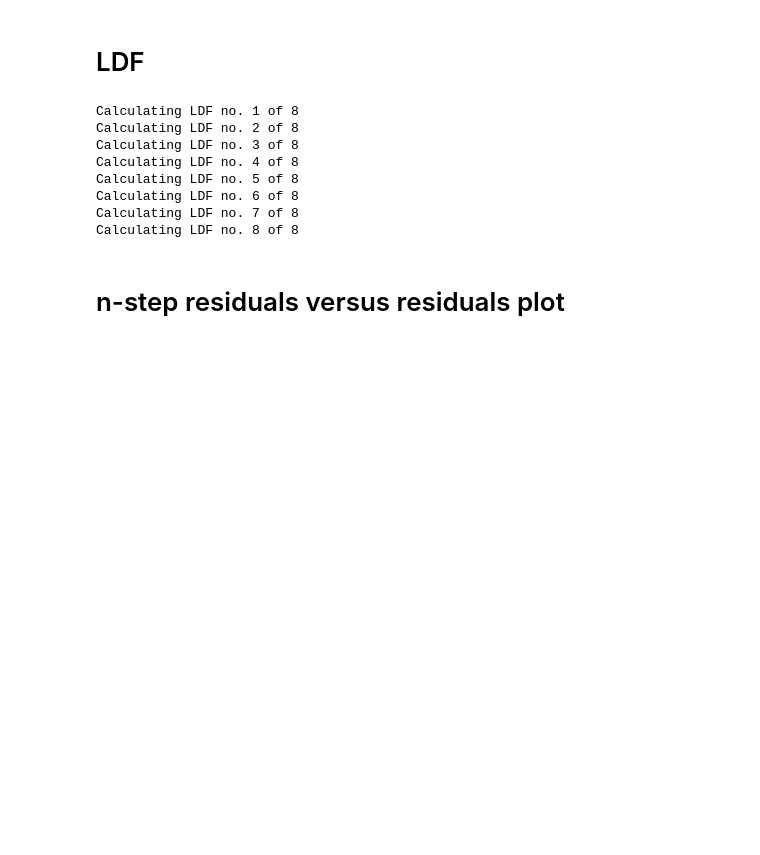
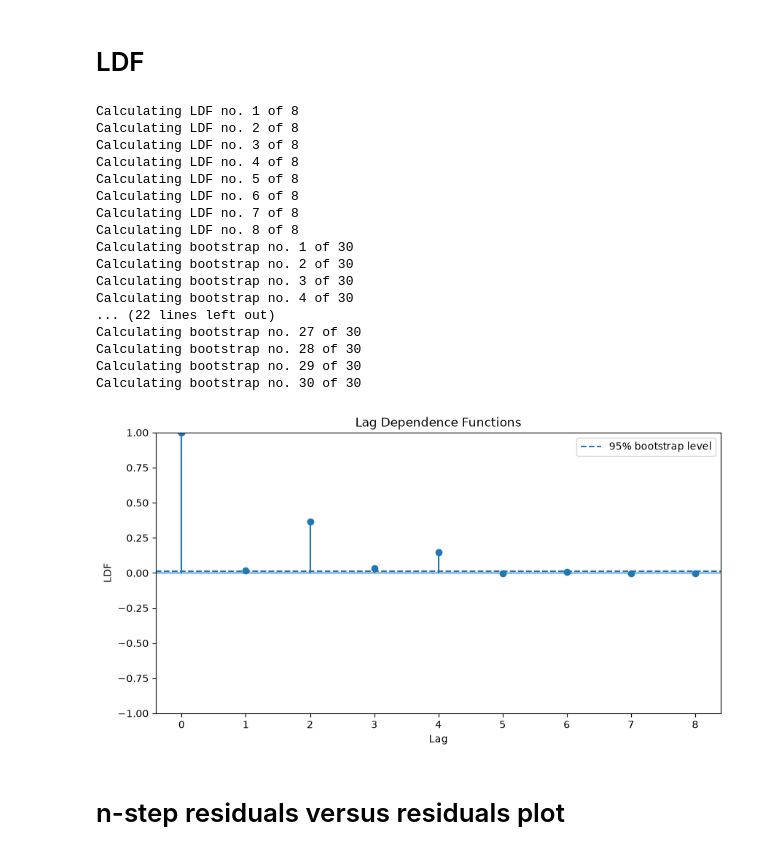
Before and after one commit to Husted42/advanced-time-series-analysis, a Jupyter notebook: assignment-1/part-5/part_5.ipynb, the cells around one changed output. Cells and saved outputs as stored; diff of their text form; code cells hidden in the pictures; blank space fills up the shorter version.

```diff
--- a/assignment-1/part-5/part_5.ipynb
+++ b/assignment-1/part-5/part_5.ipynb
@@ -130,28 +130,38 @@ BIC: 3452.45
 # %%
 lags_range = np.arange(1, 9)
 lags_max = max(lags_range)
 ldf_values, confidence_level = calculate_ldf(
-    x = np_data,
+    x = model.resid,
     lags = lags_range,
     n_boot=30,
     plot_fits=False,
     random_state=42
 )
 plot_ldf(
     lags = lags_range,
     ldf_values = ldf_values,
     confidence_level = confidence_level,
     filename = f"ldf_{lags_max}_plot.png"
 )
 # %% [output]
 Calculating LDF no. 1 of 8
 Calculating LDF no. 2 of 8
 Calculating LDF no. 3 of 8
 Calculating LDF no. 4 of 8
 Calculating LDF no. 5 of 8
 Calculating LDF no. 6 of 8
 Calculating LDF no. 7 of 8
 Calculating LDF no. 8 of 8
+Calculating bootstrap no. 1 of 30
+Calculating bootstrap no. 2 of 30
+Calculating bootstrap no. 3 of 30
+Calculating bootstrap no. 4 of 30
+... (22 lines left out)
+Calculating bootstrap no. 27 of 30
+Calculating bootstrap no. 28 of 30
+Calculating bootstrap no. 29 of 30
+Calculating bootstrap no. 30 of 30
+[figure, added]
 # %% [markdown]
 # n-step residuals versus residuals plot
 # %%
```
Also changed, not shown: parts of 7 cells of this notebook, 10 other files.
